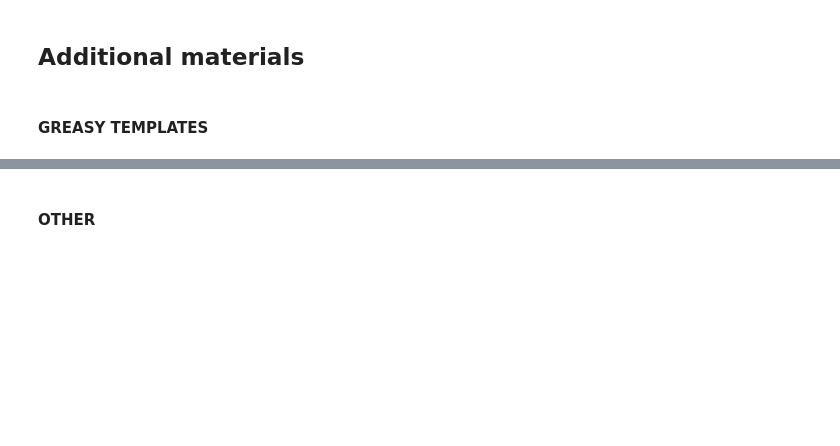
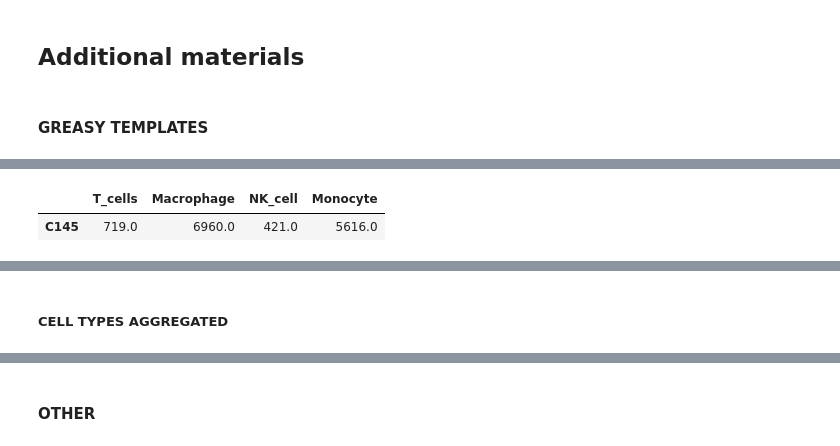
Before and after one commit to masyahook/scGRN, a Jupyter notebook: jupyter/GRN_inference.ipynb, the cells around one changed output, grey strips where cells are left out. Saved outputs shown, nothing was run; the diff lists cells and outputs as text; code cells hidden in the pictures; blank space fills up the shorter version.

```diff
--- a/jupyter/GRN_inference.ipynb
+++ b/jupyter/GRN_inference.ipynb
@@ -1413,36 +1549,43 @@ red_color = lambda x: colored(x, 'red')
 
 patient = 'C145'
 method = 'grnboost2'
-data_types = list(map(lambda x: x.replace('raw_data', '') if x.replace('raw_data', '') else "''", _FILE_PREFIXES[patient]))
+data_types = list(map(lambda x: x.replace('raw_data', '') if x.replace('raw_data', '') else "''", _ALL_FILE_PREFIXES[patient]))
 # cell_type_x = meta.loc[patient].drop(['file', 'group']).dropna()
 
 # GBs_per_worker = 8 if cell_type_x['num_cells'] < 8000 else 12
 # increase_cpus_by = 4
 # n_nodes = 1
 # hours = 40
 
 # cpus_per_worker = GBs_per_worker // 2
 # cpus_per_task = cpus_per_worker * increase_cpus_by
 # total_avail_cpus = n_nodes * 48
 # num_workers_per_task = cpus_per_task // cpus_per_worker
 
 # qos_debug = False
 # qos_debug_cmd = f' {cyan_color("--qos")}=debug ' if qos_debug else ' '
 
 hours = 40
 cpus_per_task = 48
 num_workers_per_task = 8
+high_mem = True if data_size > 20000 else False
+high_mem_cmd = f' {cyan_color("--constraint")}=highmem ' if high_mem else ' '
 qos_debug = False
 qos_debug_cmd = f' {cyan_color("--qos")}=debug ' if qos_debug else ' '
 
 display(pd.DataFrame(cell_type_freq.loc[patient].dropna()).T)
 
 for d in data_types:
-    print(f"{red_color('sbatch')} {cyan_color('--time')}='{hours}:00:00'{qos_debug_cmd}{cyan_color('--cpus-per-task')}={cpus_per_task} "
+    print(f"{red_color('sbatch')} {cyan_color('--time')}='{hours}:00:00'{qos_debug_cmd}{high_mem_cmd}{cyan_color('--cpus-per-task')}={cpus_per_task} "
           f"{cyan_color('--job-name')}='{d}_TF_{method}' {cyan_color('--workdir')}=. {cyan_color('--ntasks')}=1 "
+          f"{cyan_color('--output')}=/dev/null {cyan_color('--error')}=/dev/null "
           f"{red_color('run_pyscenic_full.sh')} {method} {patient} {d} /gpfs/projects/bsc08/bsc08890/data/TF_lists/lambert2018.txt {num_workers_per_task} SBATCH")
 print()
 for d in data_types:
-    print(f"{red_color('sbatch')} {cyan_color('--time')}='{hours}:00:00'{' --qos=debug ' if qos_debug else ' '}{cyan_color('--cpus-per-task')}={cpus_per_task} "
+    print(f"{red_color('sbatch')} {cyan_color('--time')}='{hours}:00:00'{qos_debug_cmd}{high_mem_cmd}{cyan_color('--cpus-per-task')}={cpus_per_task} "
           f"{cyan_color('--job-name')}='{d}_{method}' {cyan_color('--workdir')}=. {cyan_color('--ntasks')}=1 "
+          f"{cyan_color('--output')}=/dev/null {cyan_color('--error')}=/dev/null "
           f"{red_color('run_pyscenic_full.sh')} {method} {patient} {d} '' {num_workers_per_task} SBATCH")
+# %% [output]
+|  | T_cells | Macrophage | NK_cell | Monocyte |
+| C145 | 719.0 | 6960.0 | 421.0 | 5616.0 |
@@ -1448,0 +1609,2 @@ for d in data_types:
+# %% [markdown]
+##### CELL TYPES AGGREGATED
```
Also changed, not shown: parts of 19 cells of this notebook, 6 other files.
